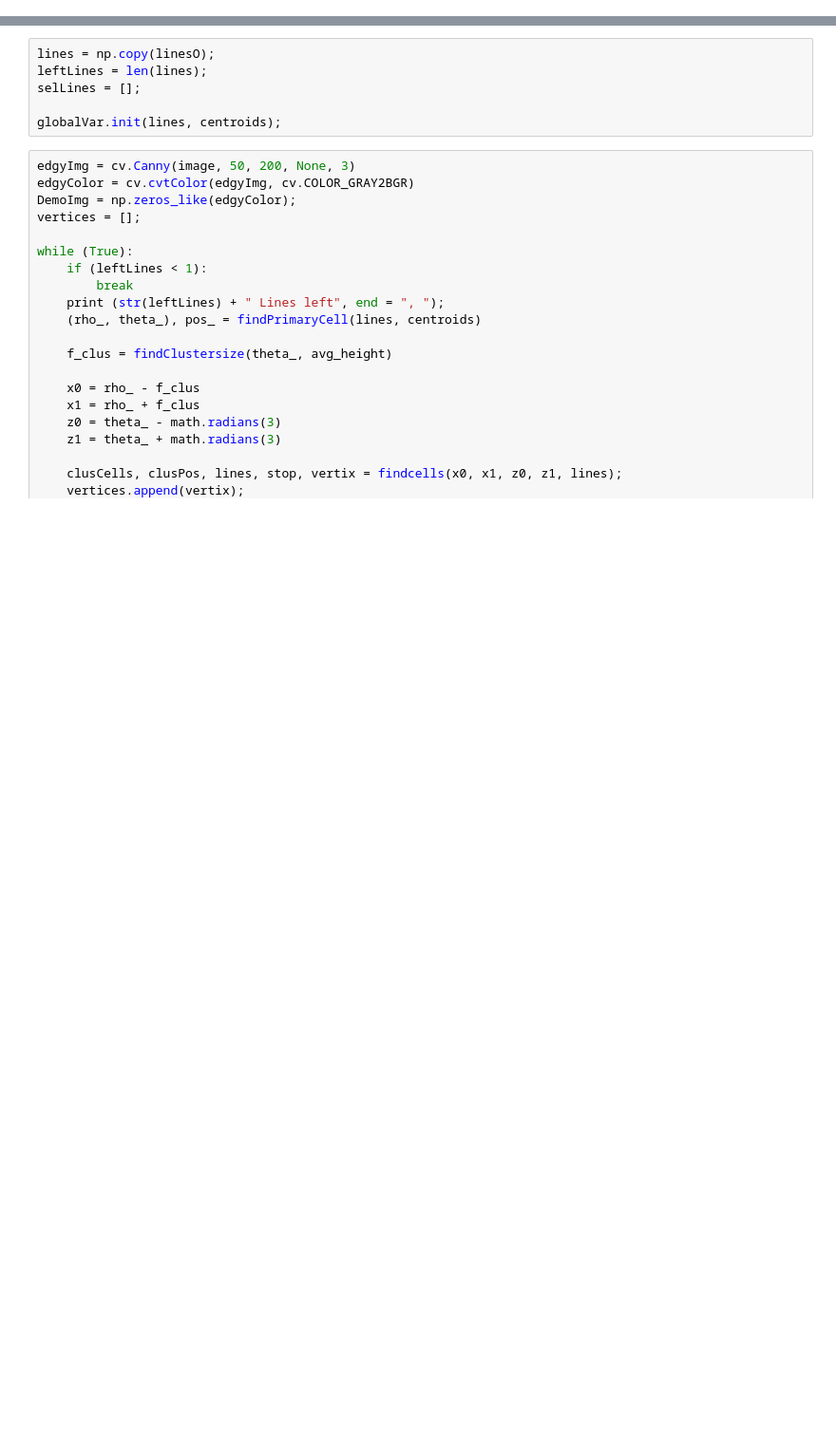
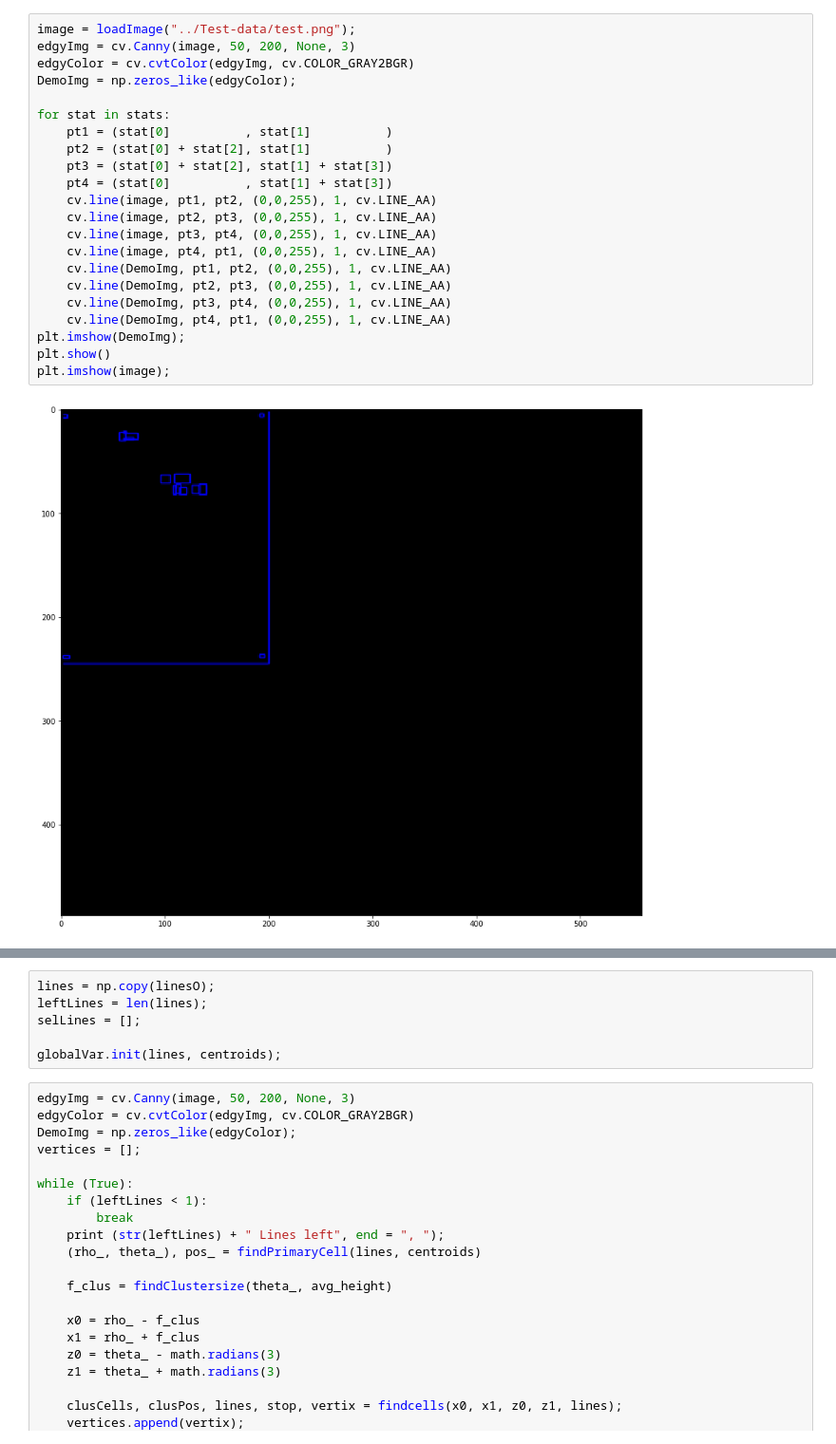
Before and after one commit to lcukerd/Suleman, a Jupyter notebook: Implementation Show.ipynb, the cells around one changed output, grey strips where cells are left out. Shown at 95% size. Drawn from its saved outputs; the diff is of its cells as text; blank space fills up the shorter version.

```diff
--- a/Suleman/Implementation.ipynb
+++ b/Implementation Show.ipynb
@@ -16,0 +24,24 @@ Calculated 110 lines
+# %%
+image = loadImage("../Test-data/test.png");
+edgyImg = cv.Canny(image, 50, 200, None, 3)
+edgyColor = cv.cvtColor(edgyImg, cv.COLOR_GRAY2BGR)
+DemoImg = np.zeros_like(edgyColor);
+
+for stat in stats:
+    pt1 = (stat[0]          , stat[1]          )
+    pt2 = (stat[0] + stat[2], stat[1]          )
+    pt3 = (stat[0] + stat[2], stat[1] + stat[3])
+    pt4 = (stat[0]          , stat[1] + stat[3])
+    cv.line(image, pt1, pt2, (0,0,255), 1, cv.LINE_AA)
+    cv.line(image, pt2, pt3, (0,0,255), 1, cv.LINE_AA)
+    cv.line(image, pt3, pt4, (0,0,255), 1, cv.LINE_AA)
+    cv.line(image, pt4, pt1, (0,0,255), 1, cv.LINE_AA)
+    cv.line(DemoImg, pt1, pt2, (0,0,255), 1, cv.LINE_AA)
+    cv.line(DemoImg, pt2, pt3, (0,0,255), 1, cv.LINE_AA)
+    cv.line(DemoImg, pt3, pt4, (0,0,255), 1, cv.LINE_AA)
+    cv.line(DemoImg, pt4, pt1, (0,0,255), 1, cv.LINE_AA)
+plt.imshow(DemoImg);
+plt.show()
+plt.imshow(image);
+# %% [output]
+[figure, added]
```
Also changed, not shown: parts of 18 cells of this notebook, 13 other files.
